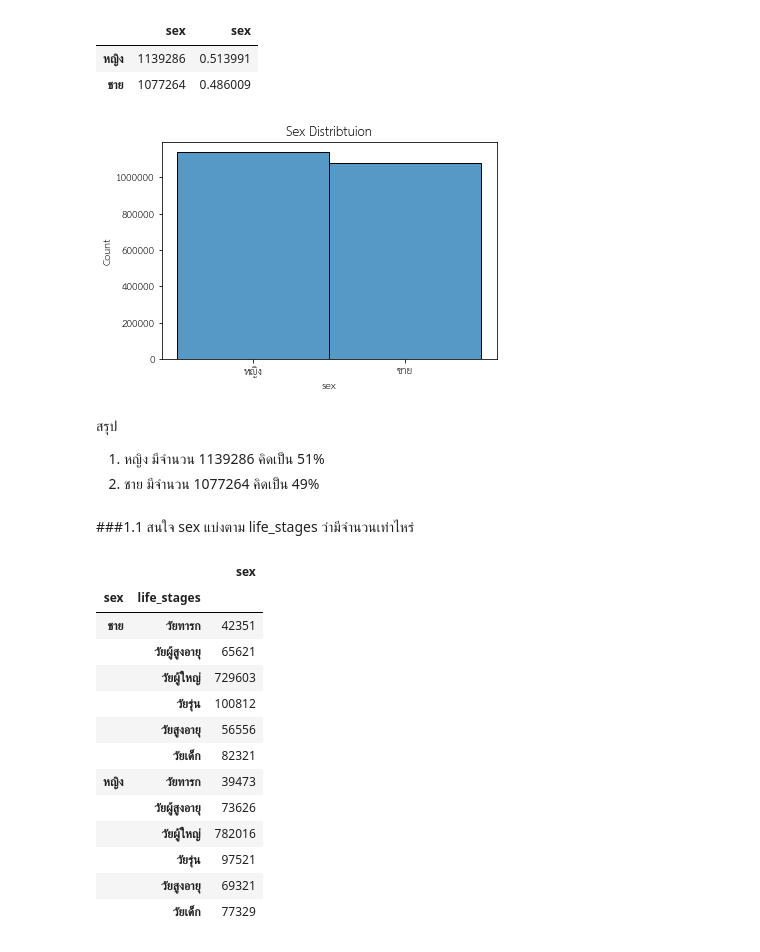
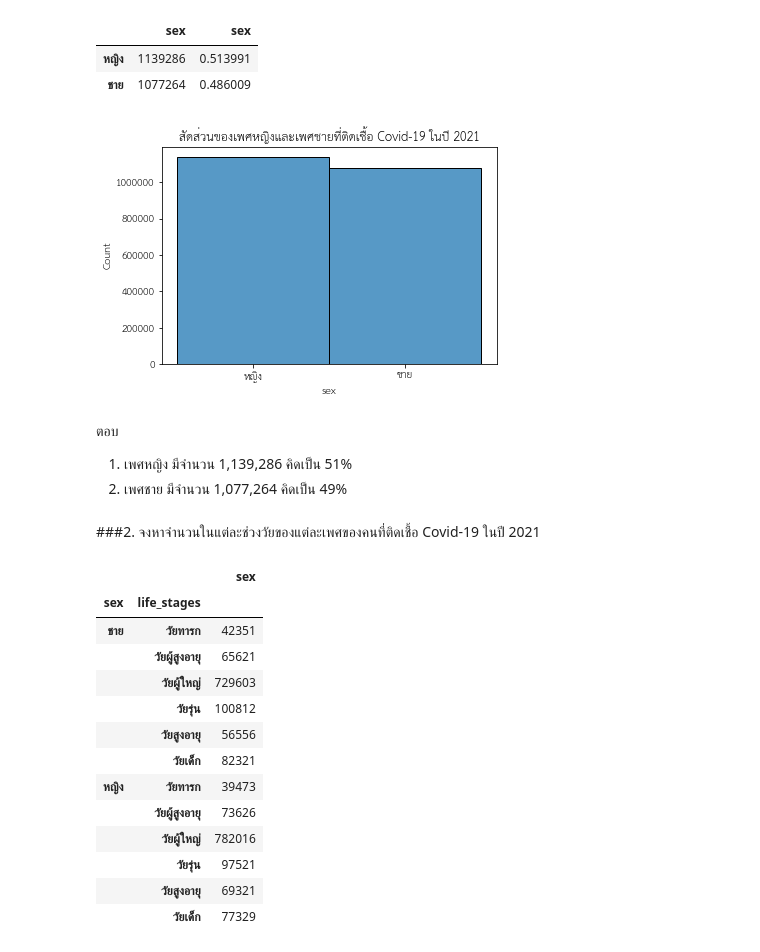
Before and after one commit to Toeysamm/2-64-NIDA-DADS5001, a Jupyter notebook: Covid19_midterm.ipynb, the cells around one changed output. Drawn from its saved outputs; the diff is of its cells as text; code cells hidden in the pictures.

```diff
--- a/Covid19_midterm.ipynb
+++ b/Covid19_midterm.ipynb
@@ -290,20 +330,20 @@ pd.concat([covid19Y64['sex'].value_counts().to_frame(), covid19Y64['sex'].value_
 |  | sex | sex |
 | หญิง | 1139286 | 0.513991 |
 | ชาย | 1077264 | 0.486009 |
-# %%
-sns.histplot(covid19Y64.sex) #bins=8 กำหนดให้มี 8 ถัง ใน histogram || discrete=True กำหนดความต่อเนื่องของค่าแต่ละถัง และค่า 15,16,... อยู่ตรงกลางแต่ละถัง
-plt.title('Sex Distribtuion')
-plt.xticks(rotation=0)
-plt.show()
-# %% [output]
-[figure, removed]
+# %%
+sns.histplot(covid19Y64.sex)
+plt.title('สัดส่วนของเพศหญิงและเพศชายที่ติดเชื้อ Covid-19 ในปี 2021')
+plt.xticks(rotation=0)
+plt.show()
+# %% [output]
+[figure, added]
 # %% [markdown]
-สรุป
+ตอบ
 
-1. หญิง มีจำนวน 1139286 คิดเป็น 51%
-2. ชาย มีจำนวน 1077264 คิดเป็น 49%
+1. เพศหญิง มีจำนวน 1,139,286 คิดเป็น 51%
+2. เพศชาย มีจำนวน 1,077,264 คิดเป็น 49%
-# %% [markdown]
-###1.1 สนใจ  sex แบ่งตาม life_stages ว่ามีจำนวนเท่าไหร่
+# %% [markdown]
+###2. จงหาจำนวนในแต่ละช่วงวัยของแต่ละเพศของคนที่ติดเชื้อ Covid-19 ในปี 2021
 # %%
 covid19Y64.groupby(by=["sex","life_stages"]).sex.count().to_frame()
 # %% [output]
```
Also changed, not shown: parts of 12 cells of this notebook.
